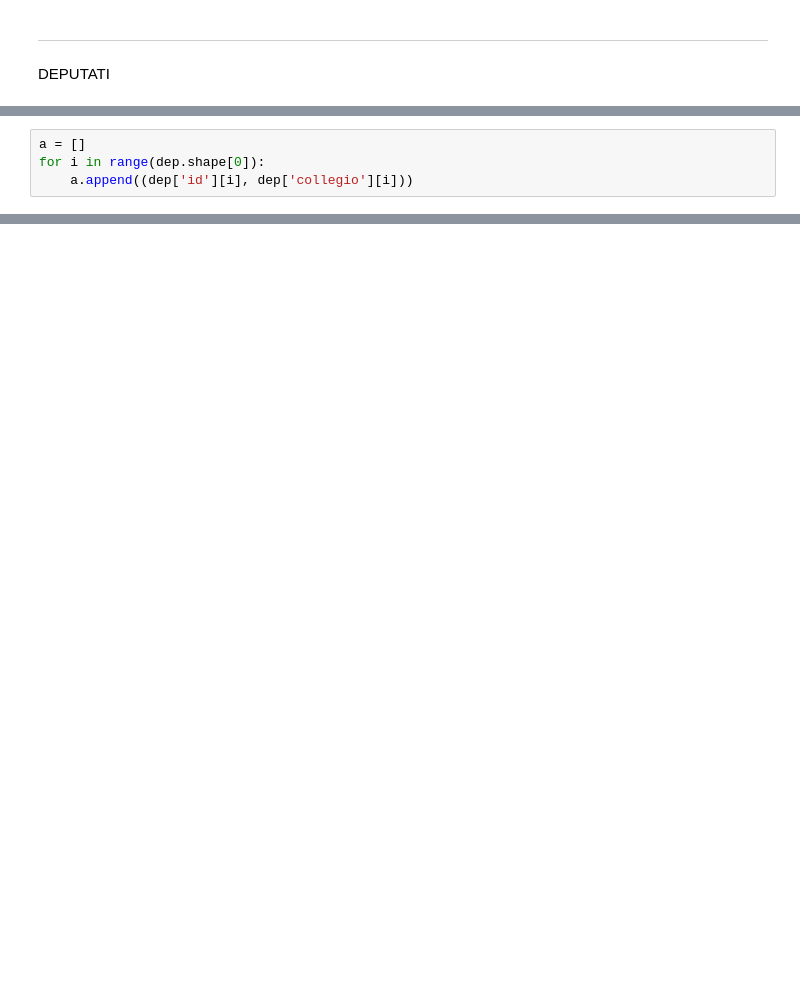
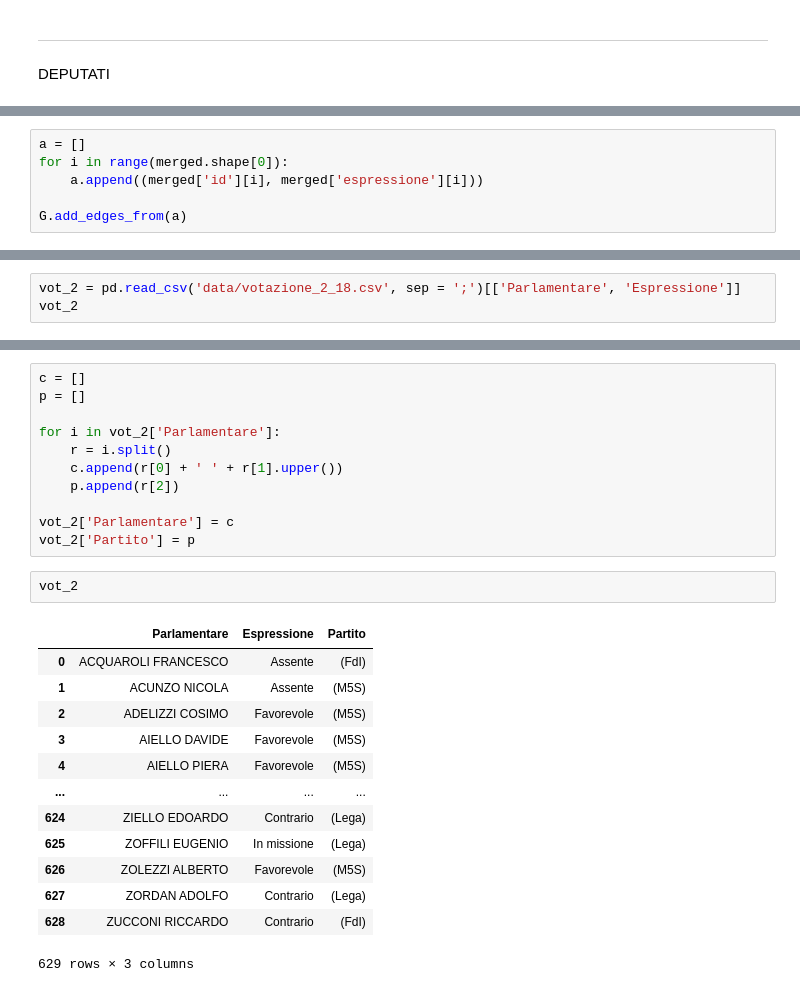
Before and after one commit to AndreaFrasson/SNA-project, a Jupyter notebook: open_data.ipynb, the cells around one changed output, grey strips where cells are left out. Drawn from its saved outputs; the diff is of its cells as text; blank space fills up the shorter version.

```diff
--- a/open_data.ipynb
+++ b/open_data.ipynb
@@ -73,4 +207,6 @@ G.add_nodes_from(dep['collegio'], bipartite = 1)
 # %%
 a = []
-for i in range(dep.shape[0]):
-    a.append((dep['id'][i], dep['collegio'][i]))
+for i in range(merged.shape[0]):
+    a.append((merged['id'][i], merged['espressione'][i]))
+
+G.add_edges_from(a)
@@ -81,0 +216,3 @@ nx.draw(G)
+# %%
+vot_2 = pd.read_csv('data/votazione_2_18.csv', sep = ';')[['Parlamentare', 'Espressione']]
+vot_2
@@ -81,0 +233,27 @@ nx.draw(G)
+# %%
+c = []
+p = []
+
+for i in vot_2['Parlamentare']:
+    r = i.split()
+    c.append(r[0] + ' ' + r[1].upper())
+    p.append(r[2])
+
+vot_2['Parlamentare'] = c
+vot_2['Partito'] = p
+# %%
+vot_2
+# %% [output]
+|  | Parlamentare | Espressione | Partito |
+| 0 | ACQUAROLI FRANCESCO | Assente | (FdI) |
+| 1 | ACUNZO NICOLA | Assente | (M5S) |
+| 2 | ADELIZZI COSIMO | Favorevole | (M5S) |
+| 3 | AIELLO DAVIDE | Favorevole | (M5S) |
+| 4 | AIELLO PIERA | Favorevole | (M5S) |
+| ... | ... | ... | ... |
+| 624 | ZIELLO EDOARDO | Contrario | (Lega) |
+| 625 | ZOFFILI EUGENIO | In missione | (Lega) |
+| 626 | ZOLEZZI ALBERTO | Favorevole | (M5S) |
+| 627 | ZORDAN ADOLFO | Contrario | (Lega) |
+| 628 | ZUCCONI RICCARDO | Contrario | (FdI) |
+629 rows × 3 columns
```
Also changed, not shown: parts of 23 cells of this notebook, 2 other files.
